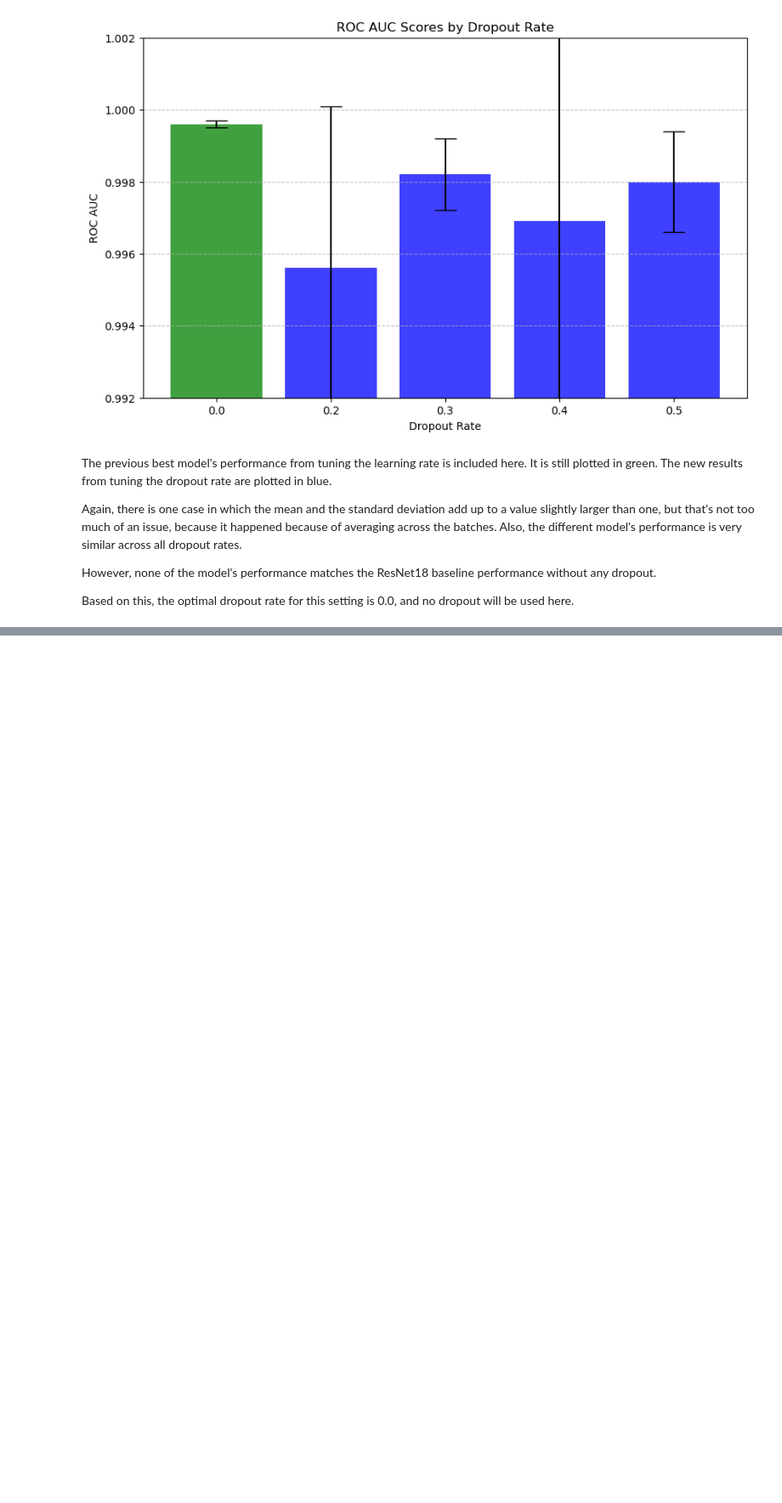
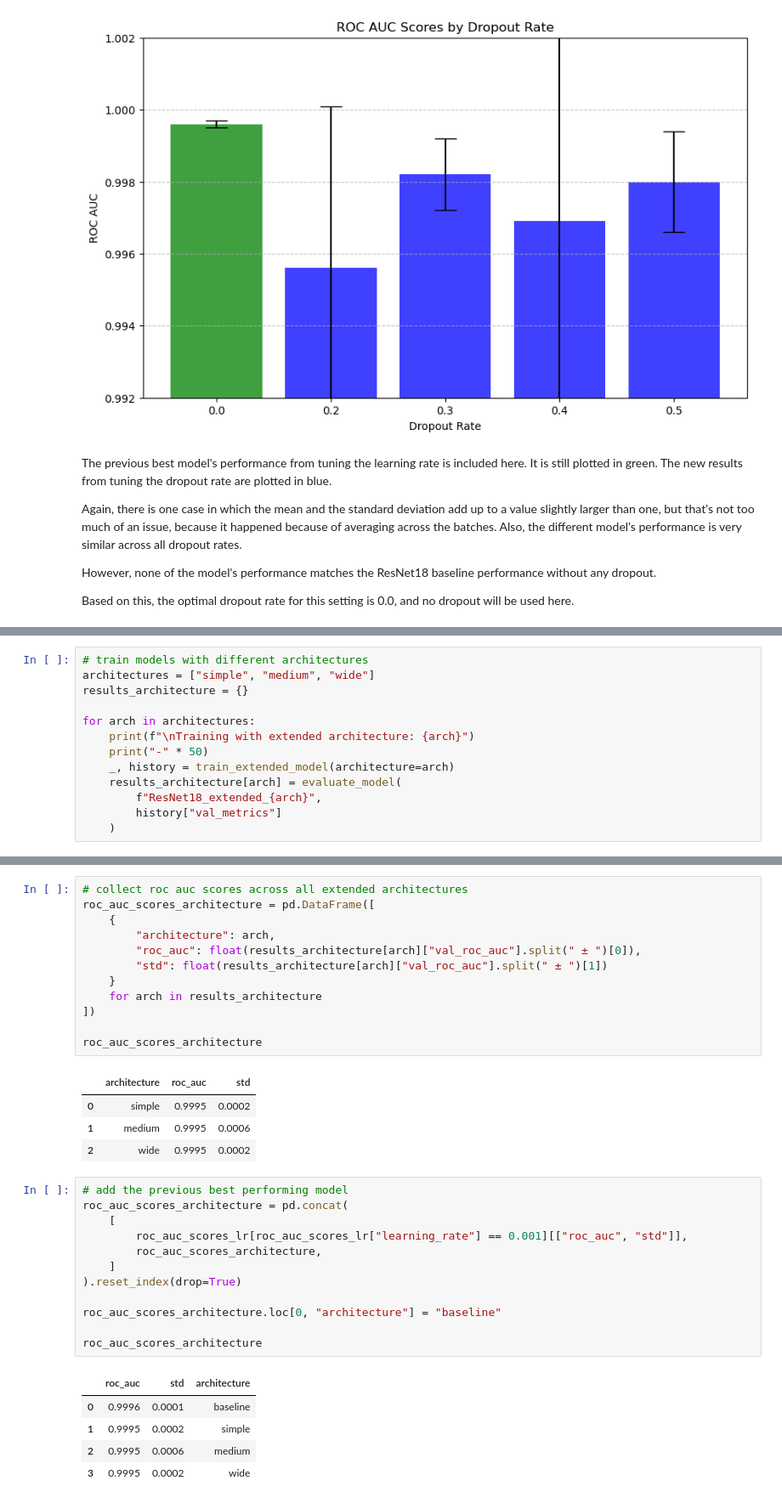
Before and after one commit to fabianjkrueger/muffin_vs_chihuahua, a Jupyter notebook: notebooks/train.ipynb, the cells around one changed output, grey strips where cells are left out. Shown at 85% size. Saved outputs shown, nothing was run; the diff lists cells and outputs as text; blank space fills up the shorter version.

```diff
--- a/notebooks/train.ipynb
+++ b/notebooks/train.ipynb
@@ -1206,0 +1368,13 @@ This is not for test set yet.
+# %%
+# train models with different architectures
+architectures = ["simple", "medium", "wide"]
+results_architecture = {}
+
+for arch in architectures:
+    print(f"\nTraining with extended architecture: {arch}")
+    print("-" * 50)
+    _, history = train_extended_model(architecture=arch)
+    results_architecture[arch] = evaluate_model(
+        f"ResNet18_extended_{arch}",
+        history["val_metrics"]
+    )
@@ -1206,0 +1399,35 @@ This is not for test set yet.
+# %%
+# collect roc auc scores across all extended architectures
+roc_auc_scores_architecture = pd.DataFrame([
+    {
+        "architecture": arch,
+        "roc_auc": float(results_architecture[arch]["val_roc_auc"].split(" ± ")[0]),
+        "std": float(results_architecture[arch]["val_roc_auc"].split(" ± ")[1])
+    }
+    for arch in results_architecture
+])
+
+roc_auc_scores_architecture
+# %% [output]
+|  | architecture | roc_auc | std |
+| 0 | simple | 0.9995 | 0.0002 |
+| 1 | medium | 0.9995 | 0.0006 |
+| 2 | wide | 0.9995 | 0.0002 |
+# %%
+# add the previous best performing model
+roc_auc_scores_architecture = pd.concat(
+    [
+        roc_auc_scores_lr[roc_auc_scores_lr["learning_rate"] == 0.001][["roc_auc", "std"]],
+        roc_auc_scores_architecture,
+    ]
+).reset_index(drop=True)
+
+roc_auc_scores_architecture.loc[0, "architecture"] = "baseline"
+
+roc_auc_scores_architecture
+# %% [output]
+|  | roc_auc | std | architecture |
+| 0 | 0.9996 | 0.0001 | baseline |
+| 1 | 0.9995 | 0.0002 | simple |
+| 2 | 0.9995 | 0.0006 | medium |
+| 3 | 0.9995 | 0.0002 | wide |
```
Also changed, not shown: parts of 14 cells of this notebook.
